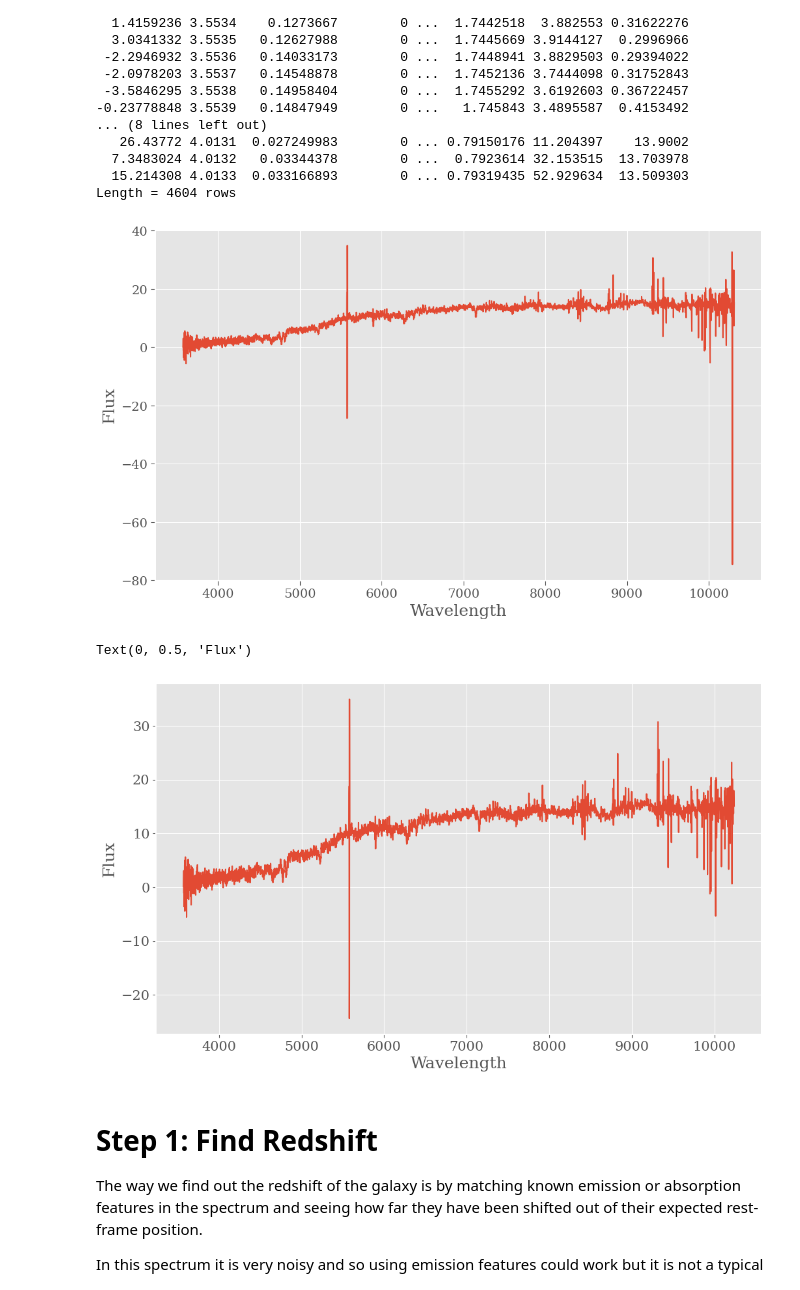
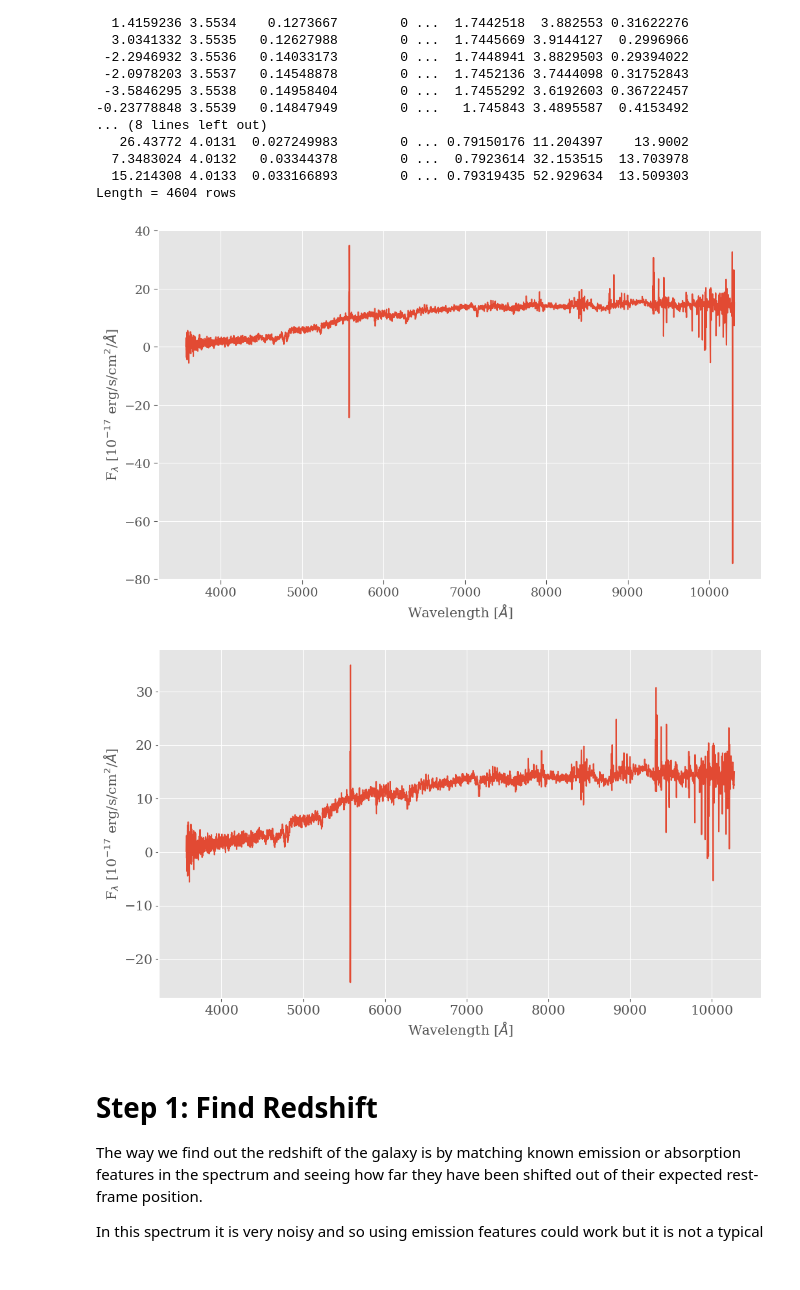
Before and after one commit to astroscar09/VIP_MODULE, a Jupyter notebook: Module3_Spectral_Analysis_Part1.ipynb, the cells around one changed output. Cells and saved outputs as stored; diff of their text form; code cells hidden in the pictures.

```diff
--- a/Module3_Spectral_Analysis_Part1.ipynb
+++ b/Module3_Spectral_Analysis_Part1.ipynb
@@ -164,13 +164,13 @@ flux = table['flux']
 # %%
 #plotting Spectrum
 plt.figure(figsize = (12, 7))
 plt.plot(wavelength, flux)
-plt.xlabel('Wavelength')
-plt.ylabel('Flux')
+plt.xlabel(r'Wavelength [$\AA$]', fontsize = 15)
+plt.ylabel(r'F$_{\lambda}$ [10$^{-17}$ erg/s/cm$^2$/$\AA$]', fontsize = 15)
 plt.tick_params(labelsize = 14, length = 5)
 plt.show()
 # %% [output]
-[figure, old version]
+[figure, new version]
 # %%
 #remove the rightmost noisy feature
 clip = 15
@@ -179,11 +179,11 @@ wavelength, flux = wavelength[:-clip], flux[:-clip]
 
 plt.figure(figsize = (12, 7))
 plt.plot(wavelength, flux)
-plt.xlabel('Wavelength')
-plt.ylabel('Flux')
+plt.xlabel(r'Wavelength [$\AA$]', fontsize = 15)
+plt.ylabel(r'F$_{\lambda}$ [10$^{-17}$ erg/s/cm$^2$/$\AA$]', fontsize = 15)
+plt.show()
 # %% [output]
-Text(0, 0.5, 'Flux')
-[figure, old version]
+[figure, new version]
 # %% [markdown]
 # Step 1: Find Redshift
 
```
Also changed, not shown: parts of 23 cells of this notebook.
